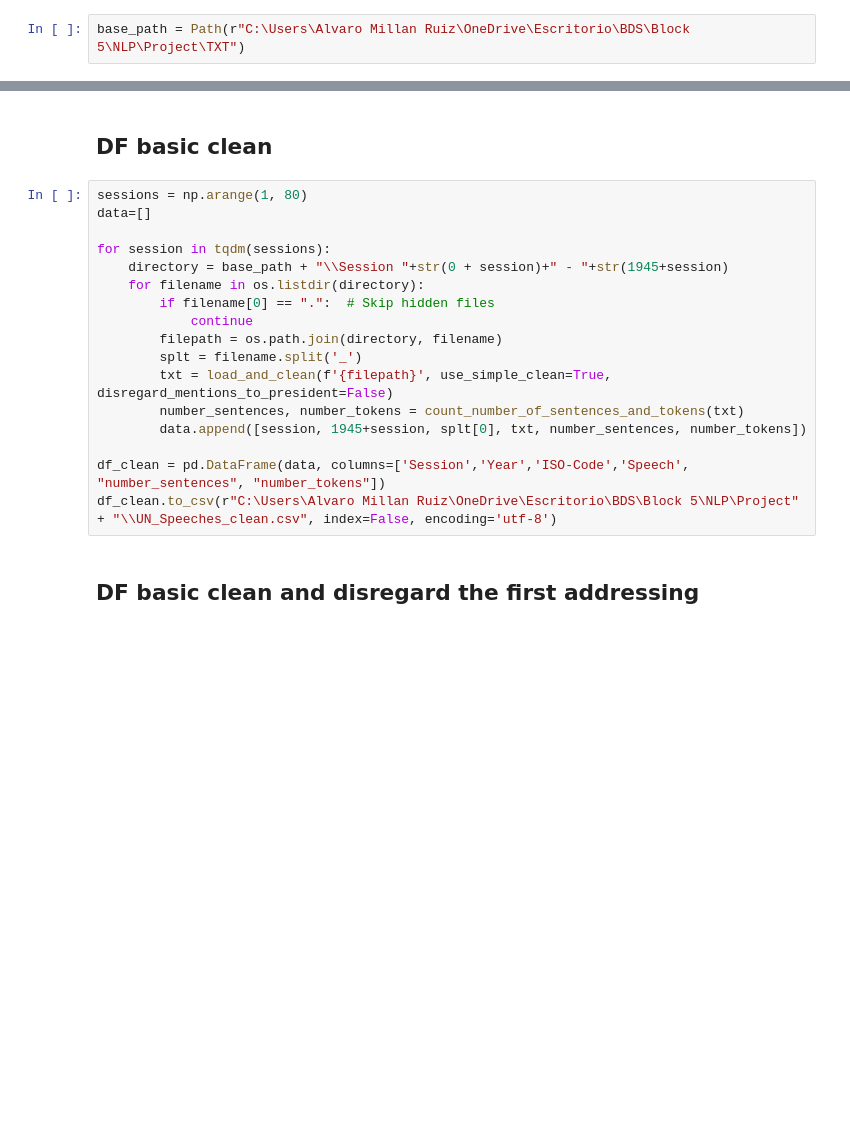
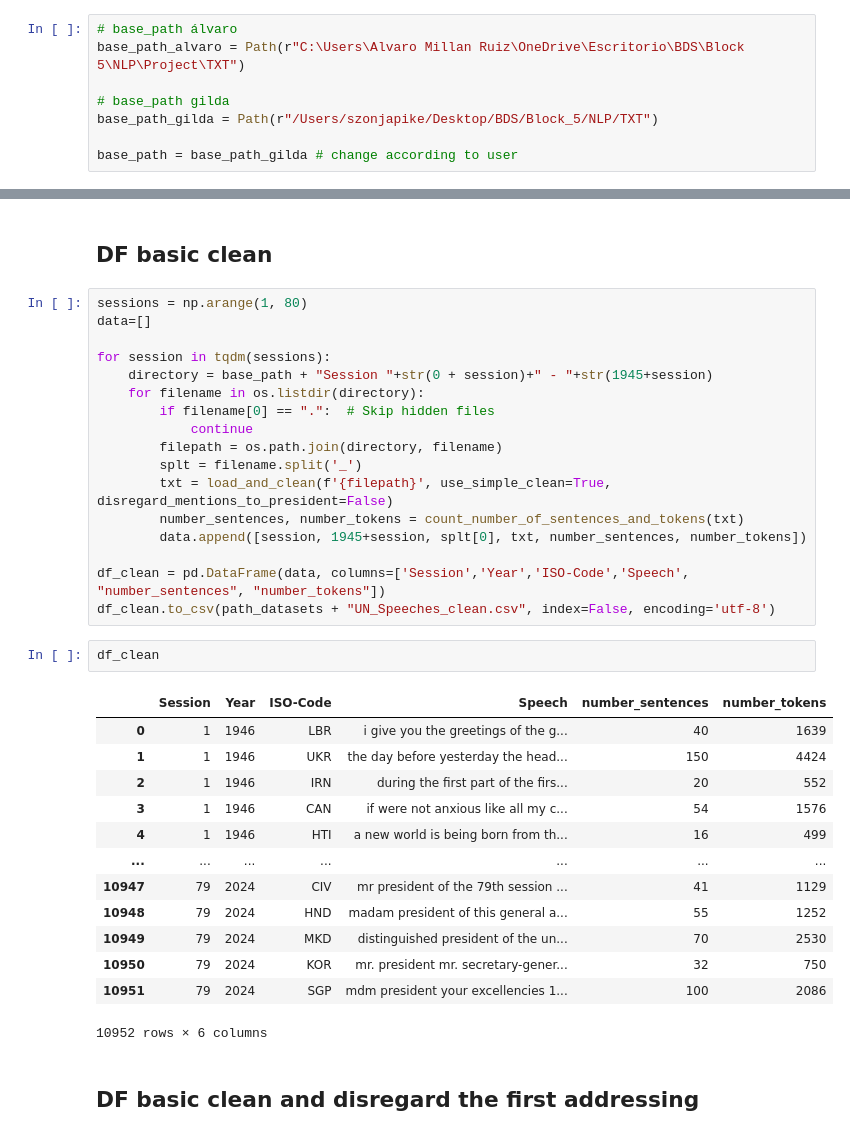
Before and after one commit to AlvaroMillanRuiz/NLP_BDS, a Jupyter notebook: Clean_Data_Speeches.ipynb, the cells around one changed output, grey strips where cells are left out. Drawn from its saved outputs; the diff is of its cells as text; blank space fills up the shorter version.

```diff
--- a/Clean_Data_Speeches.ipynb
+++ b/Clean_Data_Speeches.ipynb
@@ -46,5 +56,11 @@ Filtered Words: ['simple', 'example', '.', 'show', 'stopwords', 'removed', 'text
 # %%
-base_path = Path(r"C:\Users\Alvaro Millan Ruiz\OneDrive\Escritorio\BDS\Block 5\NLP\Project\TXT")
+# base_path álvaro
+base_path_alvaro = Path(r"C:\Users\Alvaro Millan Ruiz\OneDrive\Escritorio\BDS\Block 5\NLP\Project\TXT")
+
+# base_path gilda
+base_path_gilda = Path(r"/Users/szonjapike/Desktop/BDS/Block_5/NLP/TXT")
+
+base_path = base_path_gilda # change according to user
 # %% [markdown]
 # Prepare data
 # %% [markdown]
@@ -246,7 +296,7 @@ sessions = np.arange(1, 80)
 data=[]
 
 for session in tqdm(sessions):
-    directory = base_path + "\\Session "+str(0 + session)+" - "+str(1945+session)
+    directory = base_path + "Session "+str(0 + session)+" - "+str(1945+session)
     for filename in os.listdir(directory):
         if filename[0] == ".":  # Skip hidden files
             continue
@@ -257,7 +307,23 @@ for session in tqdm(sessions):
         data.append([session, 1945+session, splt[0], txt, number_sentences, number_tokens])
 
 df_clean = pd.DataFrame(data, columns=['Session','Year','ISO-Code','Speech', "number_sentences", "number_tokens"])
-df_clean.to_csv(r"C:\Users\Alvaro Millan Ruiz\OneDrive\Escritorio\BDS\Block 5\NLP\Project" + "\\UN_Speeches_clean.csv", index=False, encoding='utf-8')
+df_clean.to_csv(path_datasets + "UN_Speeches_clean.csv", index=False, encoding='utf-8')
+# %%
+df_clean
+# %% [output]
+|  | Session | Year | ISO-Code | Speech | number_sentences | number_tokens |
+| 0 | 1 | 1946 | LBR | i give you the greetings of the g... | 40 | 1639 |
+| 1 | 1 | 1946 | UKR | the day before yesterday the head... | 150 | 4424 |
+| 2 | 1 | 1946 | IRN | during the first part of the firs... | 20 | 552 |
+| 3 | 1 | 1946 | CAN | if were not anxious like all my c... | 54 | 1576 |
+| 4 | 1 | 1946 | HTI | a new world is being born from th... | 16 | 499 |
+| ... | ... | ... | ... | ... | ... | ... |
+| 10947 | 79 | 2024 | CIV | mr president of the 79th session ... | 41 | 1129 |
+| 10948 | 79 | 2024 | HND | madam president of this general a... | 55 | 1252 |
+| 10949 | 79 | 2024 | MKD | distinguished president of the un... | 70 | 2530 |
+| 10950 | 79 | 2024 | KOR | mr. president mr. secretary-gener... | 32 | 750 |
+| 10951 | 79 | 2024 | SGP | mdm president your excellencies 1... | 100 | 2086 |
+10952 rows × 6 columns
 # %% [markdown]
 ## DF basic clean and disregard the first addressing
 # %%
```
Also changed, not shown: parts of 23 cells of this notebook.
